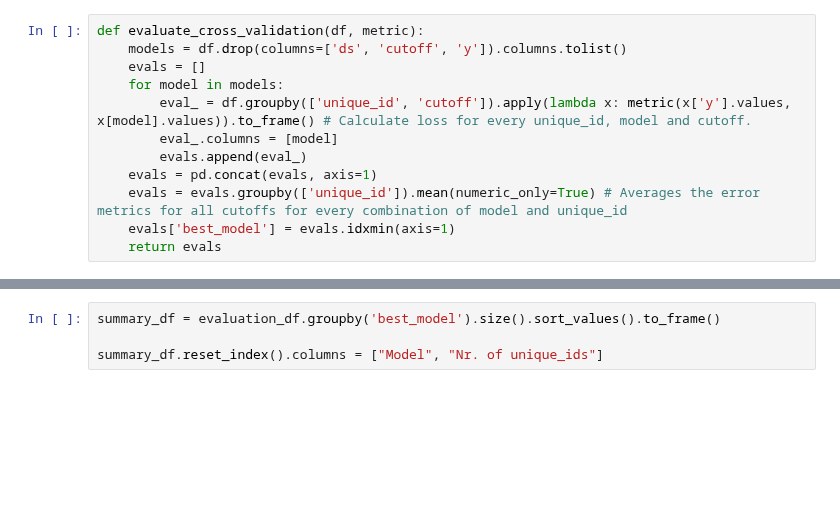
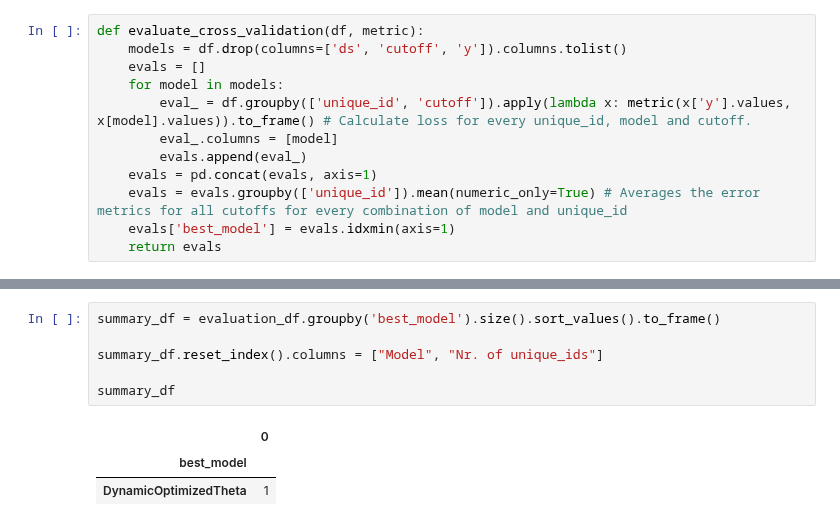
Before and after one commit to matheus-vizzotto/load_forecasting, a Jupyter notebook: lab/matheus/notebooks/models.ipynb, the cells around one changed output, grey strips where cells are left out. Drawn from its saved outputs; the diff is of its cells as text; blank space fills up the shorter version.

```diff
--- a/lab/matheus/notebooks/models.ipynb
+++ b/lab/matheus/notebooks/models.ipynb
@@ -134,4 +173,10 @@ evaluation_df.head()
 # %%
 summary_df = evaluation_df.groupby('best_model').size().sort_values().to_frame()
 
 summary_df.reset_index().columns = ["Model", "Nr. of unique_ids"]
+
+summary_df
+# %% [output]
+|  | 0 |
+| best_model |  |
+| DynamicOptimizedTheta | 1 |
```
Also changed, not shown: parts of 9 cells of this notebook.
